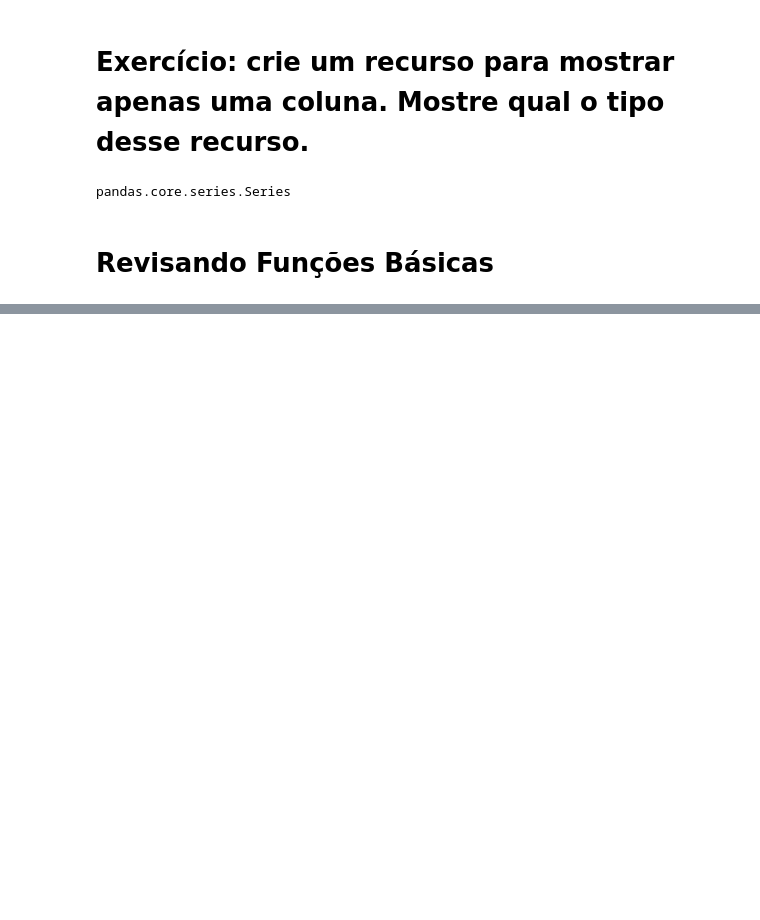
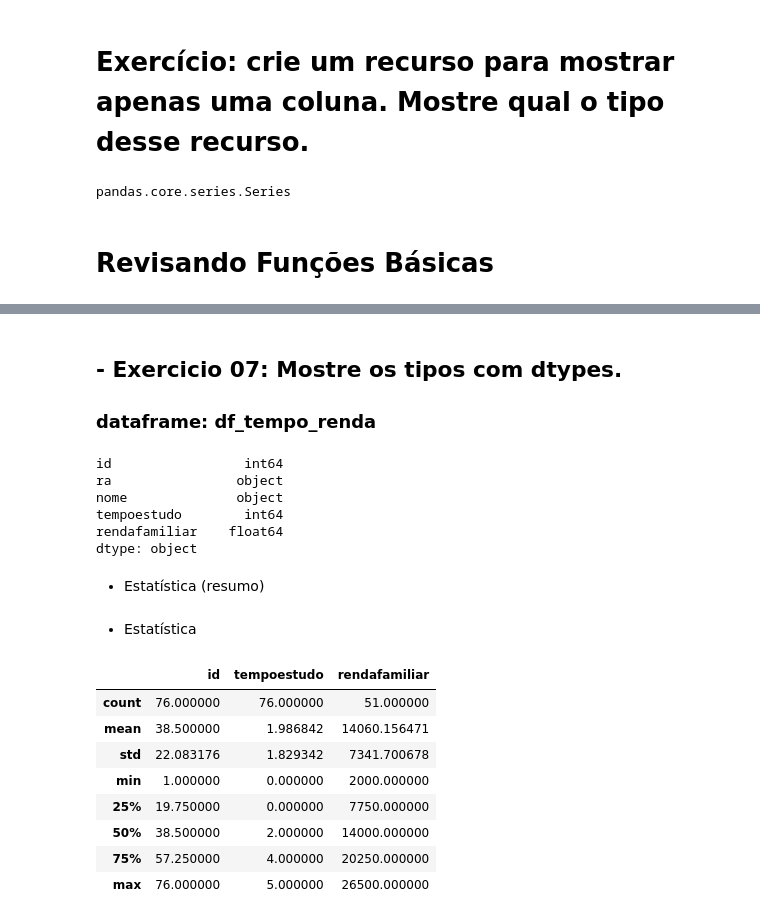
Before and after one commit to romulosilvestre/projetofinal_datascience, a Jupyter notebook: notebook_tarde.ipynb, the cells around one changed output, grey strips where cells are left out. Drawn from its saved outputs; the diff is of its cells as text; code cells hidden in the pictures; blank space fills up the shorter version.

```diff
--- a/notebook_tarde.ipynb
+++ b/notebook_tarde.ipynb
@@ -141,0 +218,28 @@ pandas.core.series.Series
+# %% [markdown]
+## - Exercicio 07: Mostre os tipos com dtypes.
+### dataframe: df_tempo_renda
+# %%
+df_alunos.dtypes
+# %% [output]
+id                 int64
+ra                object
+nome              object
+tempoestudo        int64
+rendafamiliar    float64
+dtype: object
+# %% [markdown]
+- Estatística (resumo)
+# %% [markdown]
+- Estatística
+# %%
+df_alunos.describe()
+# %% [output]
+|  | id | tempoestudo | rendafamiliar |
+| count | 76.000000 | 76.000000 | 51.000000 |
+| mean | 38.500000 | 1.986842 | 14060.156471 |
+| std | 22.083176 | 1.829342 | 7341.700678 |
+| min | 1.000000 | 0.000000 | 2000.000000 |
+| 25% | 19.750000 | 0.000000 | 7750.000000 |
+| 50% | 38.500000 | 2.000000 | 14000.000000 |
+| 75% | 57.250000 | 4.000000 | 20250.000000 |
+| max | 76.000000 | 5.000000 | 26500.000000 |
```
Also changed, not shown: parts of 31 cells of this notebook, 5 other files.
